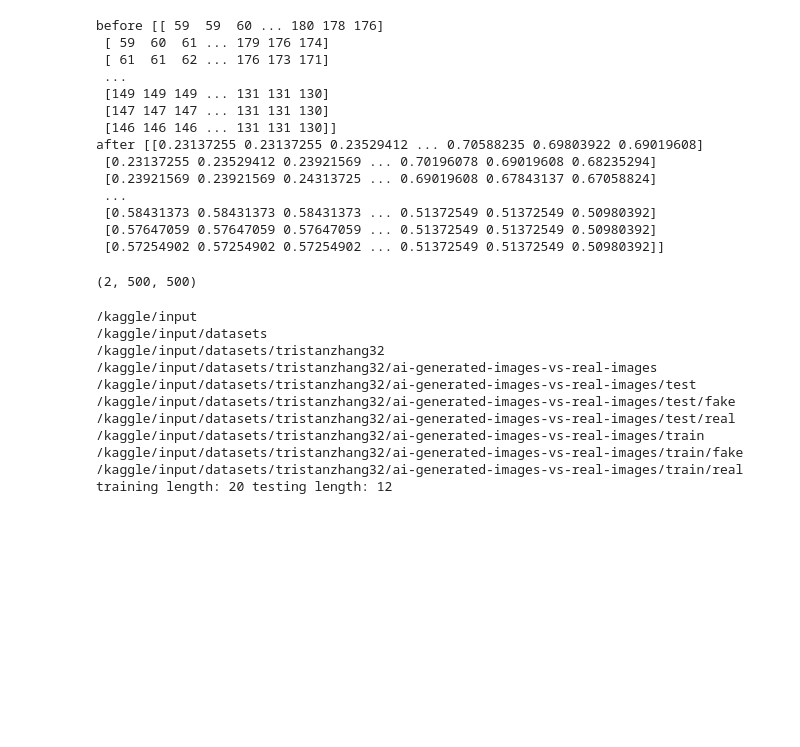
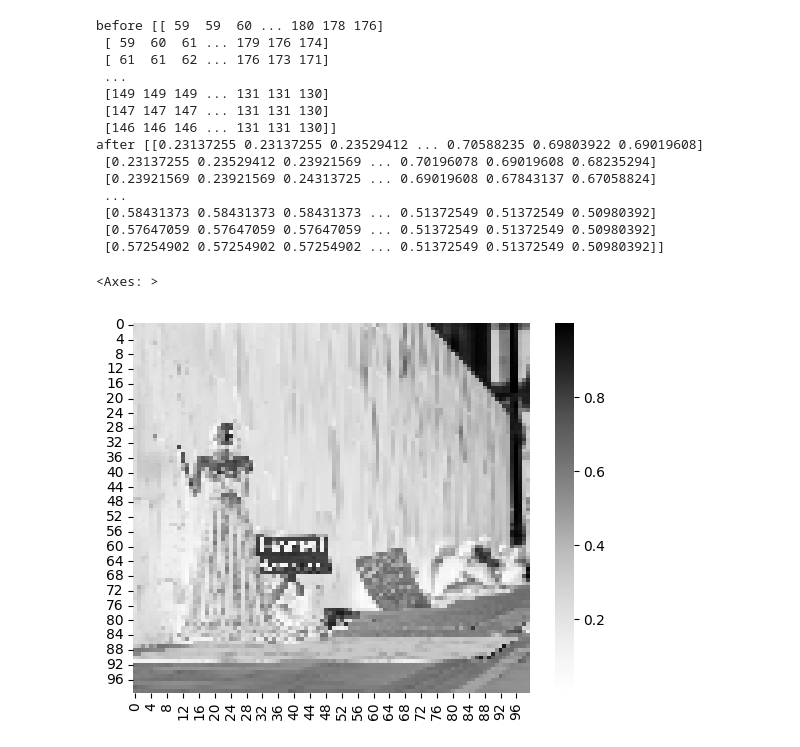
Before and after one commit to Jordan-G-CS/AI_Image_detection, a Jupyter notebook: ai-image-recognition-ipynb.ipynb, the cells around one changed output. Cells and saved outputs as stored; diff of their text form; code cells hidden in the pictures; blank space fills up the shorter version.

```diff
--- a/ai-image-recognition-ipynb.ipynb
+++ b/ai-image-recognition-ipynb.ipynb
@@ -74,86 +74,17 @@ after [[0.23137255 0.23137255 0.23529412 ... 0.70588235 0.69803922 0.69019608]
 # %%
 image2 = cv2.imread("/kaggle/input/datasets/tristanzhang32/ai-generated-images-vs-real-images/test/fake/0002.jpg",cv2.IMREAD_GRAYSCALE)
 # print(image2.shape)
 # shape was different, so need to resize for uniformity
 
-image1 = cv2.resize(image1, (500,500))
-image2 = cv2.resize(image2, (500,500))
+image1 = cv2.resize(image1, (100,100))
+image2 = cv2.resize(image2, (100,100))
 train = [image1, image2]
 
 X_train = np.array(train)
 
-# X_train = np.append(X_train, image1)
-# X_train = np.append(X_train, image2)
-
-# X_train = np.vstack((image1, image2))
-
 X_train.shape
 
-# sns.heatmap(X_train[0], cmap=plt.cm.Greys)
+sns.heatmap(X_train[0], cmap=plt.cm.Greys)
 # %% [output]
-(2, 500, 500)
+<Axes: >
+[figure, added]
-# %%
-train = []
-train_key = []
-test = []
-test_key = []
-
-
-
-X_train = np.array([])
-y_train = np.array([])
-
-X_test = np.array([])
-y_test = np.array([])
-
-# takes a while, push another time
-for dirname, _, filenames in os.walk('/kaggle/input'):
-    print(dirname)
-    # print(type(filenames))
-    count = 0
-    for filename in filenames:
-        fpath = str(os.path.join(dirname, filename))
-        image = cv2.imread(fpath)
-        if image is not None:
-            image = cv2.resize(image1, (500,500))
-
-            if dirname[73:78] == "train":
-
-                train.append(image)
-                if dirname[79:83] == "real":
-                    train_key.append(1)
-                else:
-                    train_key.append(0)
-
-                count += 1
-
-                if count == 10:
-                    count = 0
-                    break
-
-            else:
-                test.append(image)
-                if dirname[78:] == "real":
-                    test_key.append(1)
-                else:
-                    test_key.append(0)
-                count += 1
-
-                if count == 6:
-                    count = 0
-                    break
-
-
-print(f"training length: {len(train)} testing length: {len(test)}")
-# %% [output]
-/kaggle/input
-/kaggle/input/datasets
-/kaggle/input/datasets/tristanzhang32
-/kaggle/input/datasets/tristanzhang32/ai-generated-images-vs-real-images
-/kaggle/input/datasets/tristanzhang32/ai-generated-images-vs-real-images/test
-/kaggle/input/datasets/tristanzhang32/ai-generated-images-vs-real-images/test/fake
-/kaggle/input/datasets/tristanzhang32/ai-generated-images-vs-real-images/test/real
-/kaggle/input/datasets/tristanzhang32/ai-generated-images-vs-real-images/train
-/kaggle/input/datasets/tristanzhang32/ai-generated-images-vs-real-images/train/fake
-/kaggle/input/datasets/tristanzhang32/ai-generated-images-vs-real-images/train/real
-training length: 20 testing length: 12
```
Also changed, not shown: parts of 15 cells of this notebook.
